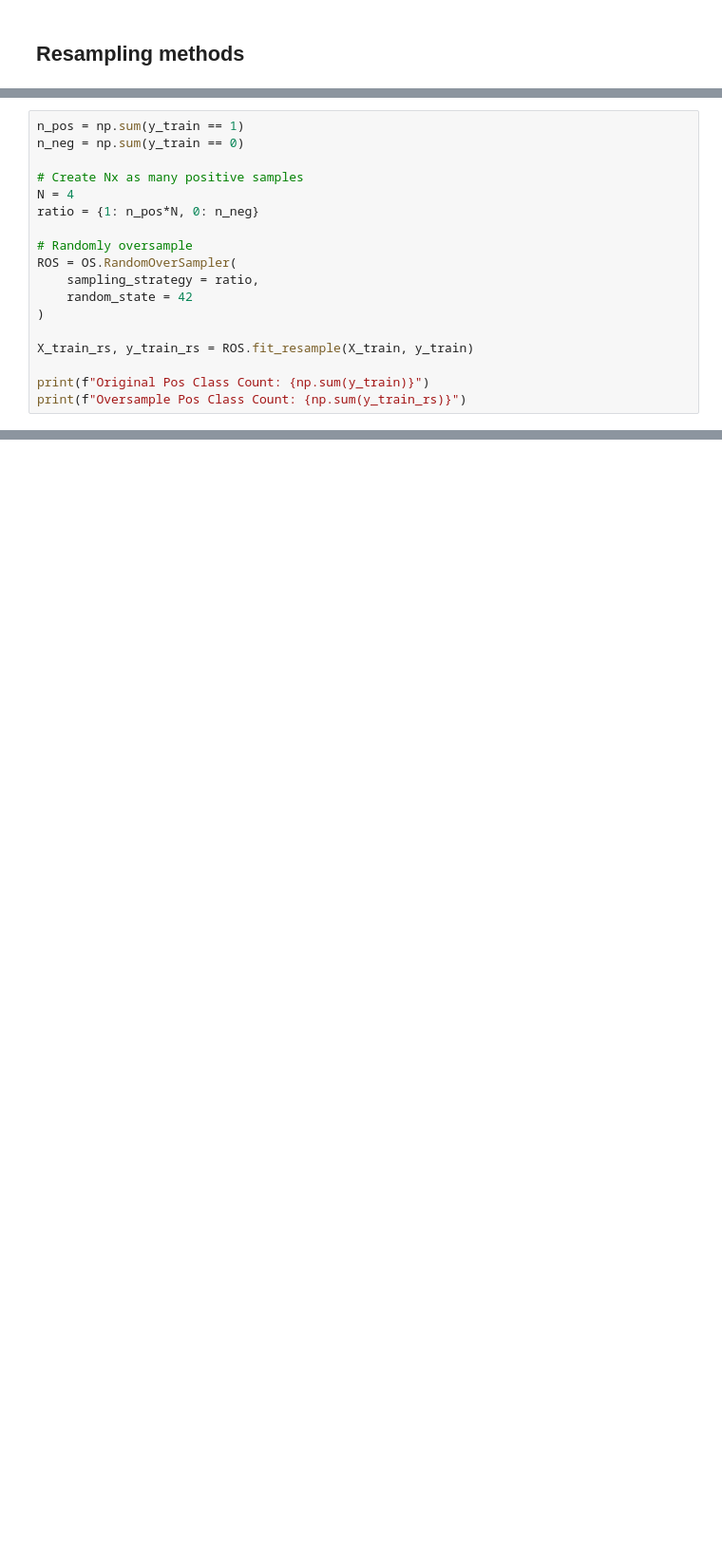
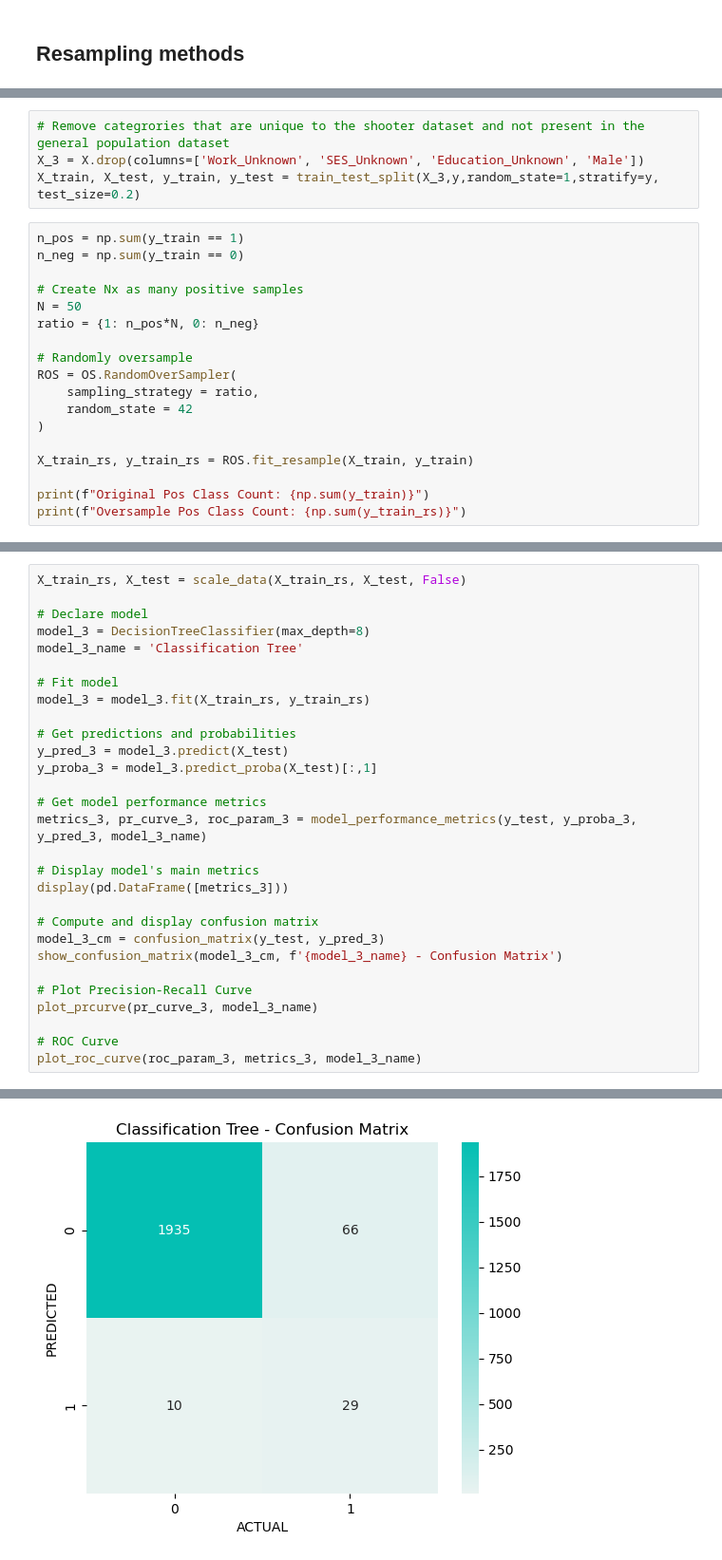
Before and after one commit to benoitchamot/Shootings, a Jupyter notebook: Model/Model_performance.ipynb, the cells around one changed output, grey strips where cells are left out. Shown at 95% size. Cells and saved outputs as stored; diff of their text form; blank space fills up the shorter version.

```diff
--- a/Model/Model_performance.ipynb
+++ b/Model/Model_performance.ipynb
@@ -446,9 +449,13 @@ import imblearn.over_sampling as OS
+# %%
+# Remove categrories that are unique to the shooter dataset and not present in the general population dataset
+X_3 = X.drop(columns=['Work_Unknown', 'SES_Unknown', 'Education_Unknown', 'Male'])
+X_train, X_test, y_train, y_test = train_test_split(X_3,y,random_state=1,stratify=y, test_size=0.2)
 # %%
 n_pos = np.sum(y_train == 1)
 n_neg = np.sum(y_train == 0)
 
 # Create Nx as many positive samples
-N = 4
+N = 50
 ratio = {1: n_pos*N, 0: n_neg}
 
 # Randomly oversample
@@ -466,0 +482,30 @@ Oversample Pos Class Count: 616
+# %%
+X_train_rs, X_test = scale_data(X_train_rs, X_test, False)
+
+# Declare model
+model_3 = DecisionTreeClassifier(max_depth=8)
+model_3_name = 'Classification Tree'
+
+# Fit model
+model_3 = model_3.fit(X_train_rs, y_train_rs)
+
+# Get predictions and probabilities
+y_pred_3 = model_3.predict(X_test)
+y_proba_3 = model_3.predict_proba(X_test)[:,1]
+
+# Get model performance metrics
+metrics_3, pr_curve_3, roc_param_3 = model_performance_metrics(y_test, y_proba_3, y_pred_3, model_3_name)
+
+# Display model's main metrics
+display(pd.DataFrame([metrics_3]))
+
+# Compute and display confusion matrix
+model_3_cm = confusion_matrix(y_test, y_pred_3)
+show_confusion_matrix(model_3_cm, f'{model_3_name} - Confusion Matrix')
+
+# Plot Precision-Recall Curve
+plot_prcurve(pr_curve_3, model_3_name)
+
+# ROC Curve
+plot_roc_curve(roc_param_3, metrics_3, model_3_name)
+# %% [output]
@@ -466,0 +514 @@ Oversample Pos Class Count: 616
+[figure, added]
```
Also changed, not shown: parts of 29 cells of this notebook.
